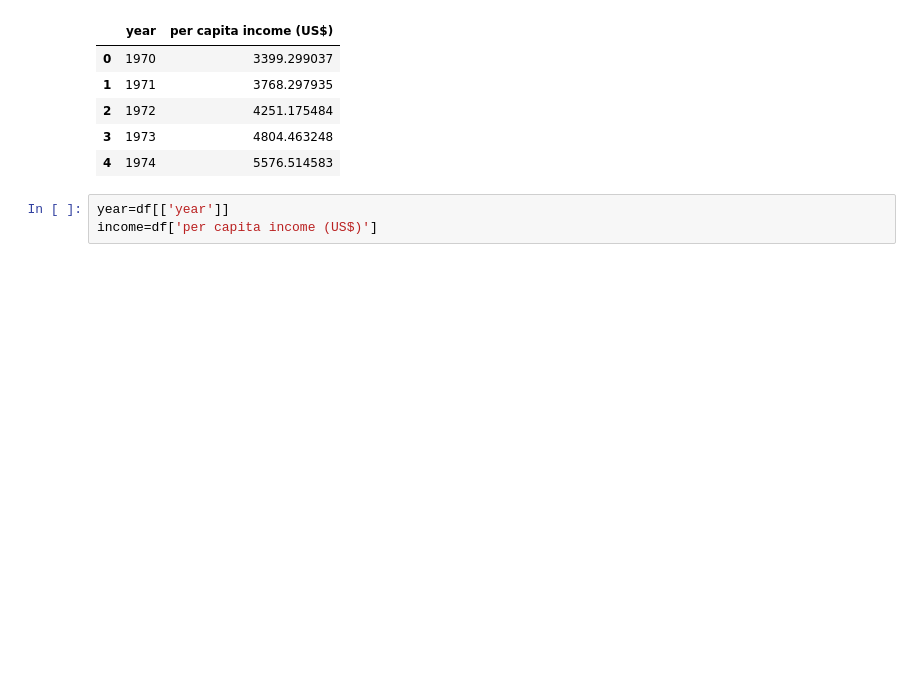
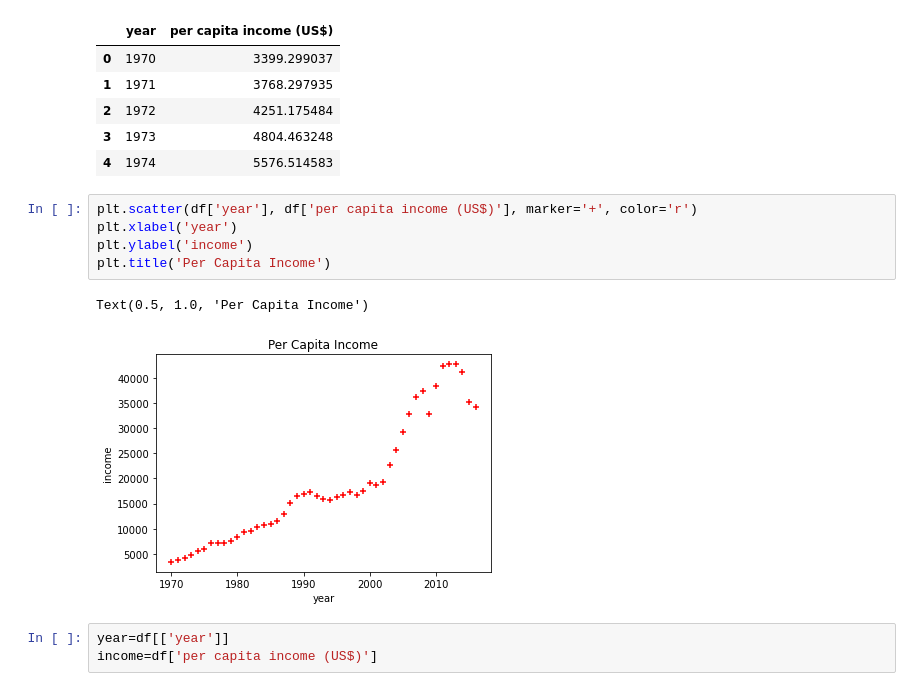
Before and after one commit to codicathelete/ML_codesbasics, a Jupyter notebook: linear_regression.ipynb, the cells around one changed output. Cells and saved outputs as stored; diff of their text form; blank space fills up the shorter version.

Commit message:
added a scatter plot

```diff
--- a/linear_regression.ipynb
+++ b/linear_regression.ipynb
@@ -18,6 +20,14 @@ df.head()
 | 2 | 1972 | 4251.175484 |
 | 3 | 1973 | 4804.463248 |
 | 4 | 1974 | 5576.514583 |
+# %%
+plt.scatter(df['year'], df['per capita income (US$)'], marker='+', color='r')
+plt.xlabel('year')
+plt.ylabel('income')
+plt.title('Per Capita Income')
+# %% [output]
+Text(0.5, 1.0, 'Per Capita Income')
+[figure, added]
 # %%
 year=df[['year']]
 income=df['per capita income (US$)']
```
Also changed, not shown: parts of 3 cells of this notebook, 1 other file.
